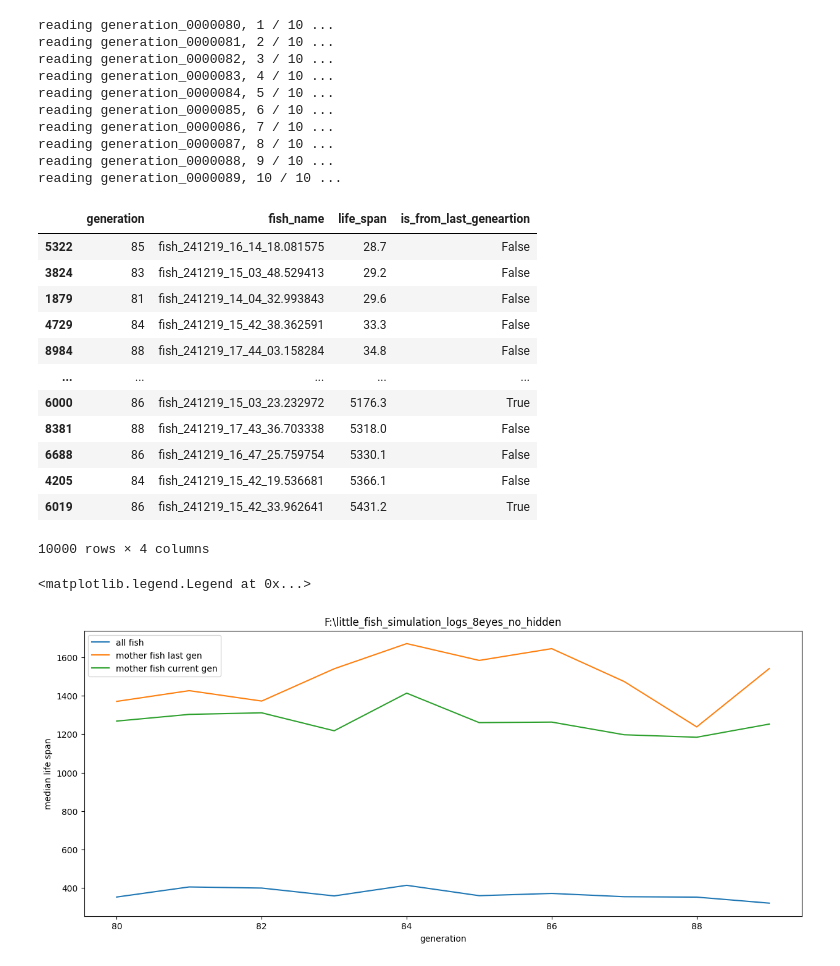
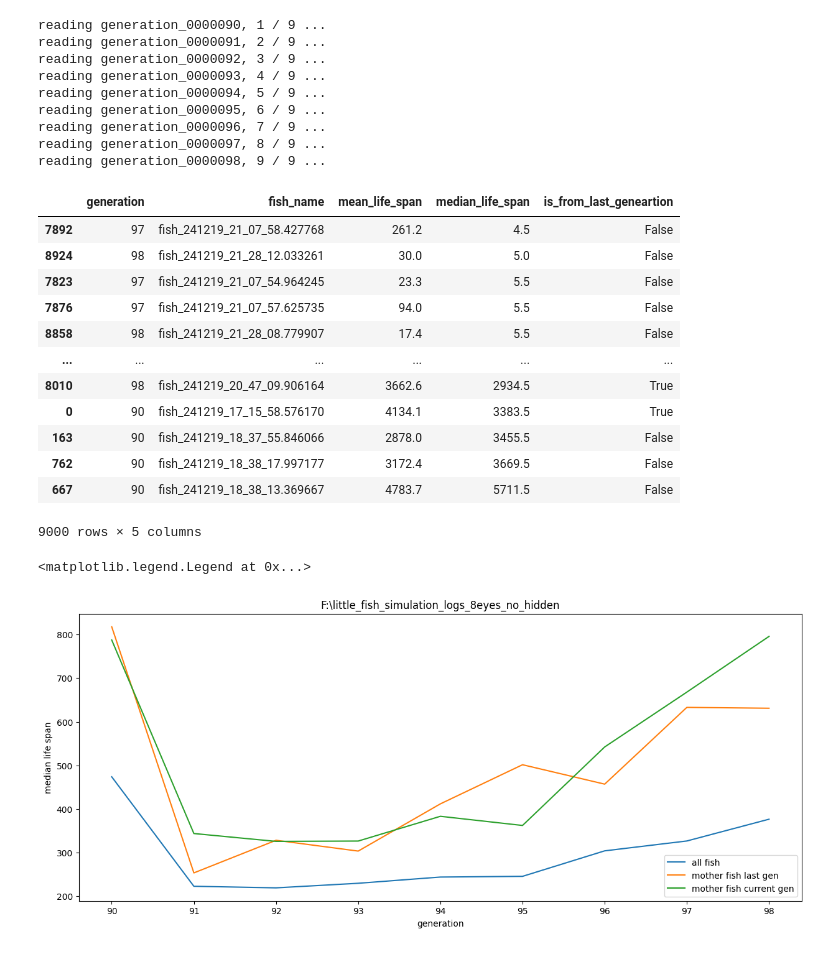
Before and after one commit to zhuangjun1981/littlefish, a Jupyter notebook: littlefish/scripts/for_visualization/040_evolution_life_spans_sim_8eyes_no_hidden.ipynb, the cells around one changed output. Drawn from its saved outputs; the diff is of its cells as text; code cells hidden in the pictures.

```diff
--- a/littlefish/scripts/for_visualization/040_evolution_life_spans_sim_8eyes_no_hidden.ipynb
+++ b/littlefish/scripts/for_visualization/040_evolution_life_spans_sim_8eyes_no_hidden.ipynb
@@ -6,7 +7,7 @@ import numpy as np
 # %%
 simulation_folder = r"F:\little_fish_simulation_logs_8eyes_no_hidden"
-min_generation = 80
-max_generation = 89
+min_generation = 90
+max_generation = 98
 
 population_size = 1000
 turnover_rate = 0.6
@@ -19,54 +20,53 @@ life_span_df = plotting.collect_life_spans(
     max_generation=max_generation,  # 25
 )
 # %% [output]
-reading generation_0000080, 1 / 10 ...
-reading generation_0000081, 2 / 10 ...
-reading generation_0000082, 3 / 10 ...
-reading generation_0000083, 4 / 10 ...
-reading generation_0000084, 5 / 10 ...
-reading generation_0000085, 6 / 10 ...
-reading generation_0000086, 7 / 10 ...
-reading generation_0000087, 8 / 10 ...
-reading generation_0000088, 9 / 10 ...
-reading generation_0000089, 10 / 10 ...
+reading generation_0000090, 1 / 9 ...
+reading generation_0000091, 2 / 9 ...
+reading generation_0000092, 3 / 9 ...
+reading generation_0000093, 4 / 9 ...
+reading generation_0000094, 5 / 9 ...
+reading generation_0000095, 6 / 9 ...
+reading generation_0000096, 7 / 9 ...
+reading generation_0000097, 8 / 9 ...
+reading generation_0000098, 9 / 9 ...
 # %%
-life_span_df.sort_values(by="life_span")
+life_span_df.sort_values(by="median_life_span")
 # %% [output]
-|  | generation | fish_name | life_span | is_from_last_geneartion |
-| 5322 | 85 | fish_241219_16_14_18.081575 | 28.7 | False |
-| 3824 | 83 | fish_241219_15_03_48.529413 | 29.2 | False |
-| 1879 | 81 | fish_241219_14_04_32.993843 | 29.6 | False |
-| 4729 | 84 | fish_241219_15_42_38.362591 | 33.3 | False |
-| 8984 | 88 | fish_241219_17_44_03.158284 | 34.8 | False |
-| ... | ... | ... | ... | ... |
-| 6000 | 86 | fish_241219_15_03_23.232972 | 5176.3 | True |
-| 8381 | 88 | fish_241219_17_43_36.703338 | 5318.0 | False |
-| 6688 | 86 | fish_241219_16_47_25.759754 | 5330.1 | False |
-| 4205 | 84 | fish_241219_15_42_19.536681 | 5366.1 | False |
-| 6019 | 86 | fish_241219_15_42_33.962641 | 5431.2 | True |
+|  | generation | fish_name | mean_life_span | median_life_span | is_from_last_geneartion |
+| 7892 | 97 | fish_241219_21_07_58.427768 | 261.2 | 4.5 | False |
+| 8924 | 98 | fish_241219_21_28_12.033261 | 30.0 | 5.0 | False |
+| 7823 | 97 | fish_241219_21_07_54.964245 | 23.3 | 5.5 | False |
+| 7876 | 97 | fish_241219_21_07_57.625735 | 94.0 | 5.5 | False |
+| 8858 | 98 | fish_241219_21_28_08.779907 | 17.4 | 5.5 | False |
+| ... | ... | ... | ... | ... | ... |
+| 8010 | 98 | fish_241219_20_47_09.906164 | 3662.6 | 2934.5 | True |
+| 0 | 90 | fish_241219_17_15_58.576170 | 4134.1 | 3383.5 | True |
+| 163 | 90 | fish_241219_18_37_55.846066 | 2878.0 | 3455.5 | False |
+| 762 | 90 | fish_241219_18_38_17.997177 | 3172.4 | 3669.5 | False |
+| 667 | 90 | fish_241219_18_38_13.369667 | 4783.7 | 5711.5 | False |
-10000 rows × 4 columns
+9000 rows × 5 columns
 # %%
 gens = sorted(life_span_df["generation"].unique())
 median_life_span = []
 median_mo_life_last_gen = []
 median_mo_life_curr_gen = []
 for gen in gens:
-    curr_life_span = sorted(life_span_df.query("generation == @gen")["life_span"])
-    median_life_span.append(np.median(curr_life_span))
-    median_mo_life_last_gen.append(np.median(life_span_df.query("generation == @gen and is_from_last_geneartion")["life_span"]))
+    curr_life_span = sorted(life_span_df.query("generation == @gen")["median_life_span"])
+    median_life_span.append(np.mean(curr_life_span))
+    median_mo_life_last_gen.append(np.median(life_span_df.query("generation == @gen and is_from_last_geneartion")["median_life_span"]))
     median_mo_life_curr_gen.append(np.median(curr_life_span[-mother_fish_num:]))
 
 f, ax = plt.subplots(figsize=(15, 6))
 ax.plot(gens, median_life_span, label="all fish")
 ax.plot(gens, median_mo_life_last_gen, label="mother fish last gen")
 ax.plot(gens, median_mo_life_curr_gen, label="mother fish current gen")
 ax.set_xlabel("generation")
 ax.set_ylabel("median life span")
 ax.set_title(simulation_folder)
 ax.legend()
 # %% [output]
 <matplotlib.legend.Legend at 0x...>
-[figure, old version]
+[figure, new version]
 # %%
 gens = sorted(life_span_df["generation"].unique())
 mean_life_span = []
```
Also changed, not shown: parts of 4 cells of this notebook, 3 other files.
